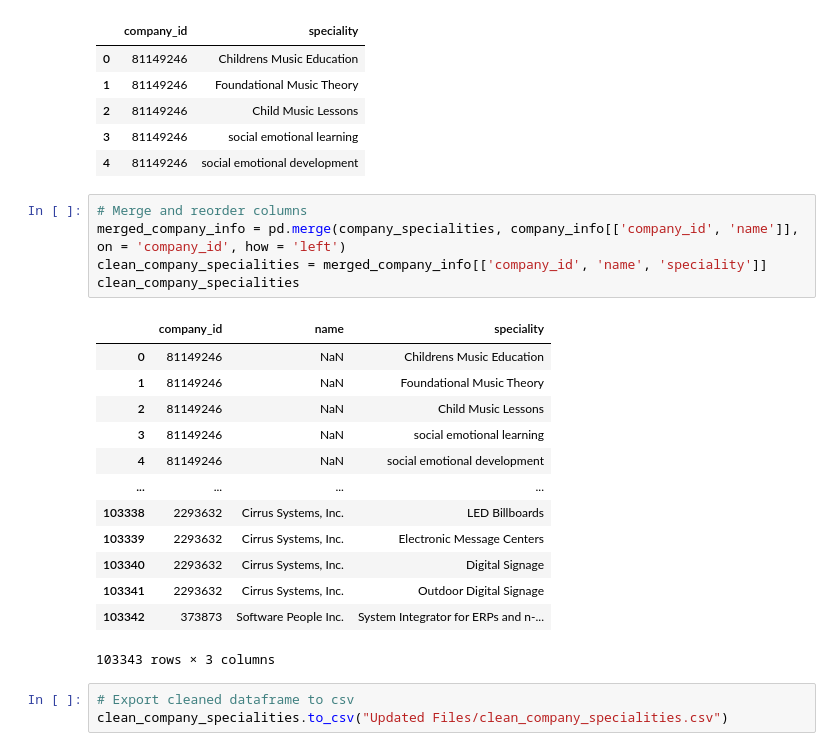
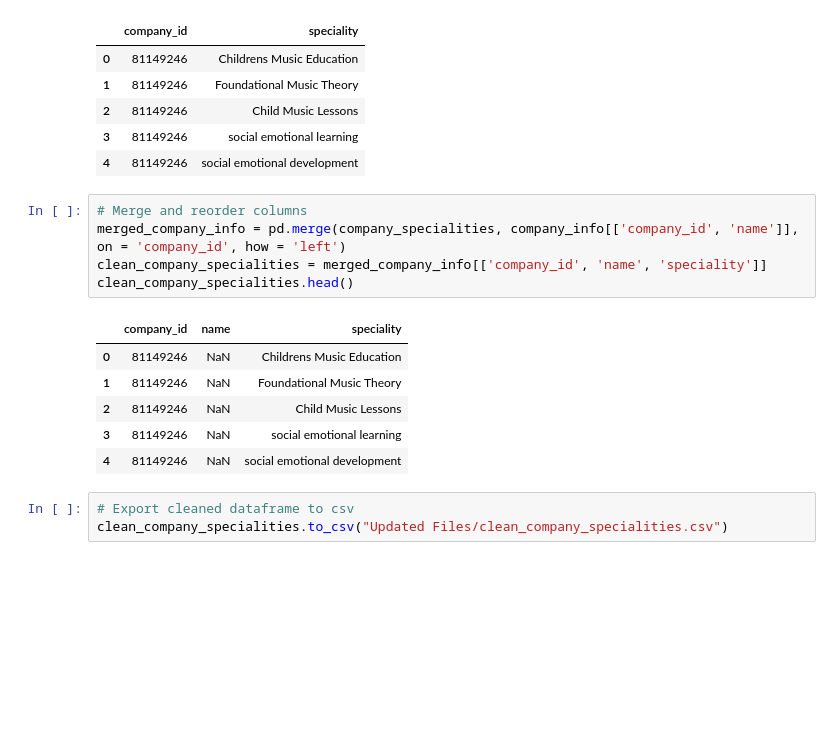
Before and after one commit to samuelkimdata/job_market_analysis, a Jupyter notebook: data_cleanup.ipynb, the cells around one changed output. Drawn from its saved outputs; the diff is of its cells as text; blank space fills up the shorter version.

Commit message:
Added cleanup code

```diff
--- a/data_cleanup.ipynb
+++ b/data_cleanup.ipynb
@@ -174,22 +148,15 @@ company_specialities.head()
 # %%
 # Merge and reorder columns
 merged_company_info = pd.merge(company_specialities, company_info[['company_id', 'name']], on = 'company_id', how = 'left')
 clean_company_specialities = merged_company_info[['company_id', 'name', 'speciality']]
-clean_company_specialities
+clean_company_specialities.head()
 # %% [output]
 |  | company_id | name | speciality |
 | 0 | 81149246 | NaN | Childrens Music Education |
 | 1 | 81149246 | NaN | Foundational Music Theory |
 | 2 | 81149246 | NaN | Child Music Lessons |
 | 3 | 81149246 | NaN | social emotional learning |
 | 4 | 81149246 | NaN | social emotional development |
-| ... | ... | ... | ... |
-| 103338 | 2293632 | Cirrus Systems, Inc. | LED Billboards |
-| 103339 | 2293632 | Cirrus Systems, Inc. | Electronic Message Centers |
-| 103340 | 2293632 | Cirrus Systems, Inc. | Digital Signage |
-| 103341 | 2293632 | Cirrus Systems, Inc. | Outdoor Digital Signage |
-| 103342 | 373873 | Software People Inc. | System Integrator for ERPs and n-... |
-103343 rows × 3 columns
 # %%
 # Export cleaned dataframe to csv
 clean_company_specialities.to_csv("Updated Files/clean_company_specialities.csv")
```
Also changed, not shown: parts of 3 cells of this notebook.
